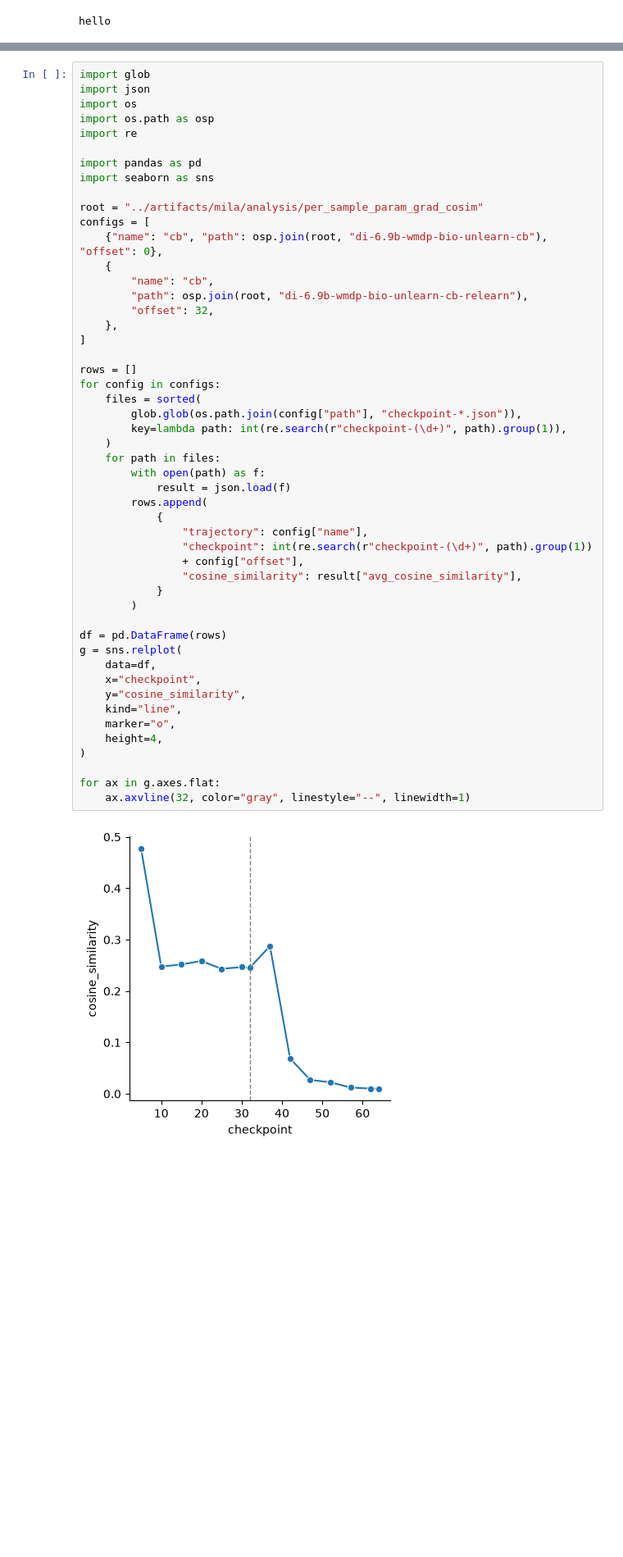
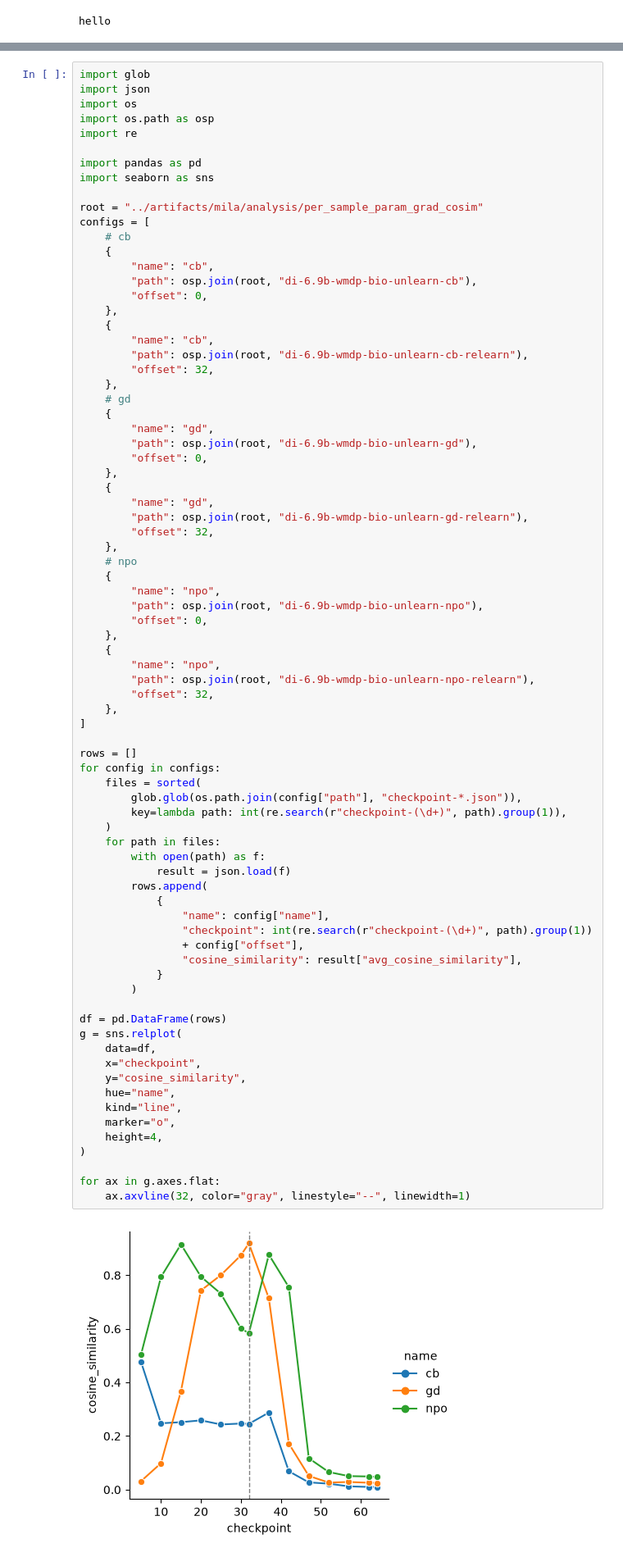
Before and after one commit to marawangamal/lilpipe, a Jupyter notebook: examples/tamper-resistance/scripts/analysis.ipynb, the cells around one changed output, grey strips where cells are left out. Shown at 82% size. Saved outputs shown, nothing was run; the diff lists cells and outputs as text; blank space fills up the shorter version.

```diff
--- a/examples/tamper-resistance/scripts/analysis.ipynb
+++ b/examples/tamper-resistance/scripts/analysis.ipynb
@@ -315,10 +315,37 @@ import seaborn as sns
 
 root = "../artifacts/mila/analysis/per_sample_param_grad_cosim"
 configs = [
-    {"name": "cb", "path": osp.join(root, "di-6.9b-wmdp-bio-unlearn-cb"), "offset": 0},
+    # cb
+    {
+        "name": "cb",
+        "path": osp.join(root, "di-6.9b-wmdp-bio-unlearn-cb"),
+        "offset": 0,
+    },
     {
         "name": "cb",
         "path": osp.join(root, "di-6.9b-wmdp-bio-unlearn-cb-relearn"),
+        "offset": 32,
+    },
+    # gd
+    {
+        "name": "gd",
+        "path": osp.join(root, "di-6.9b-wmdp-bio-unlearn-gd"),
+        "offset": 0,
+    },
+    {
+        "name": "gd",
+        "path": osp.join(root, "di-6.9b-wmdp-bio-unlearn-gd-relearn"),
+        "offset": 32,
+    },
+    # npo
+    {
+        "name": "npo",
+        "path": osp.join(root, "di-6.9b-wmdp-bio-unlearn-npo"),
+        "offset": 0,
+    },
+    {
+        "name": "npo",
+        "path": osp.join(root, "di-6.9b-wmdp-bio-unlearn-npo-relearn"),
         "offset": 32,
     },
 ]
@@ -326,32 +353,33 @@ configs = [
 rows = []
 for config in configs:
     files = sorted(
         glob.glob(os.path.join(config["path"], "checkpoint-*.json")),
         key=lambda path: int(re.search(r"checkpoint-(\d+)", path).group(1)),
     )
     for path in files:
         with open(path) as f:
             result = json.load(f)
         rows.append(
             {
-                "trajectory": config["name"],
+                "name": config["name"],
                 "checkpoint": int(re.search(r"checkpoint-(\d+)", path).group(1))
                 + config["offset"],
                 "cosine_similarity": result["avg_cosine_similarity"],
             }
         )
 
 df = pd.DataFrame(rows)
 g = sns.relplot(
     data=df,
     x="checkpoint",
     y="cosine_similarity",
+    hue="name",
     kind="line",
     marker="o",
     height=4,
 )
 
 for ax in g.axes.flat:
     ax.axvline(32, color="gray", linestyle="--", linewidth=1)
 # %% [output]
-[figure, old version]
+[figure, new version]
```
Also changed, not shown: 1 other file.
